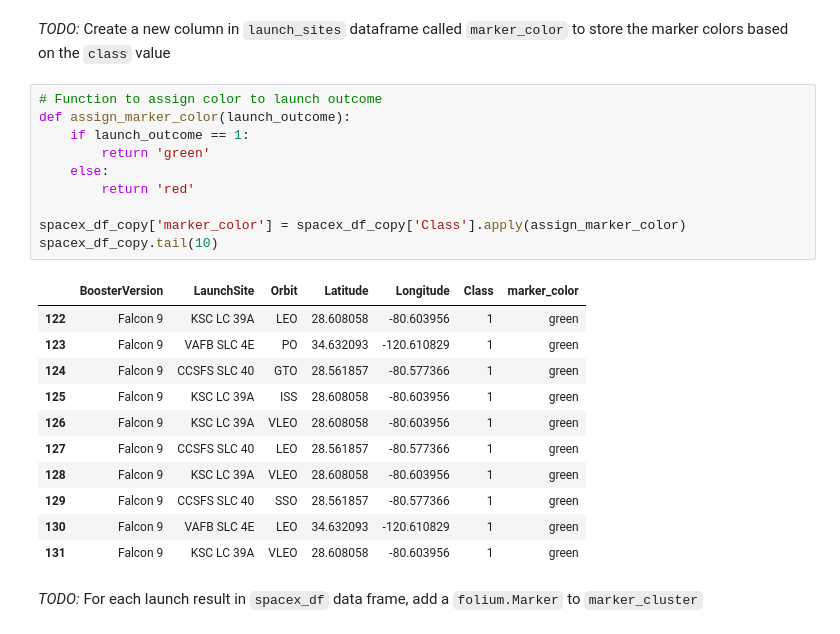
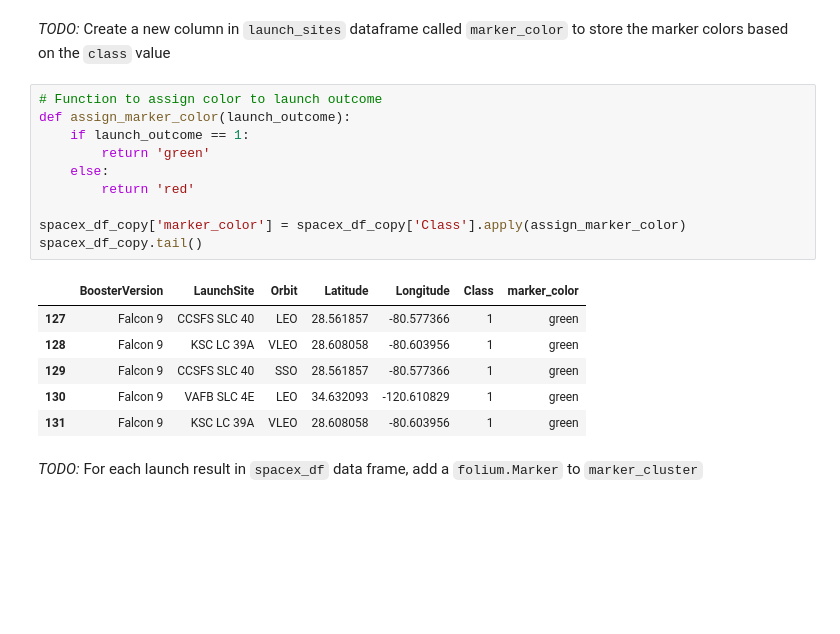
Before and after one commit to amroca79/IBM-Applied-Data-Science-Capstone, a Jupyter notebook: Launch Sites Locations Analysis with Folium.ipynb, the cells around one changed output. Drawn from its saved outputs; the diff is of its cells as text; blank space fills up the shorter version.

```diff
--- a/Launch Sites Locations Analysis with Folium.ipynb
+++ b/Launch Sites Locations Analysis with Folium.ipynb
@@ -158,20 +151,15 @@ marker_cluster = MarkerCluster()
 # %%
 # Function to assign color to launch outcome
 def assign_marker_color(launch_outcome):
     if launch_outcome == 1:
         return 'green'
     else:
         return 'red'
 
 spacex_df_copy['marker_color'] = spacex_df_copy['Class'].apply(assign_marker_color)
-spacex_df_copy.tail(10)
+spacex_df_copy.tail()
 # %% [output]
 |  | BoosterVersion | LaunchSite | Orbit | Latitude | Longitude | Class | marker_color |
-| 122 | Falcon 9 | KSC LC 39A | LEO | 28.608058 | -80.603956 | 1 | green |
-| 123 | Falcon 9 | VAFB SLC 4E | PO | 34.632093 | -120.610829 | 1 | green |
-| 124 | Falcon 9 | CCSFS SLC 40 | GTO | 28.561857 | -80.577366 | 1 | green |
-| 125 | Falcon 9 | KSC LC 39A | ISS | 28.608058 | -80.603956 | 1 | green |
-| 126 | Falcon 9 | KSC LC 39A | VLEO | 28.608058 | -80.603956 | 1 | green |
 | 127 | Falcon 9 | CCSFS SLC 40 | LEO | 28.561857 | -80.577366 | 1 | green |
 | 128 | Falcon 9 | KSC LC 39A | VLEO | 28.608058 | -80.603956 | 1 | green |
 | 129 | Falcon 9 | CCSFS SLC 40 | SSO | 28.561857 | -80.577366 | 1 | green |
```
Also changed, not shown: parts of 3 cells of this notebook.
